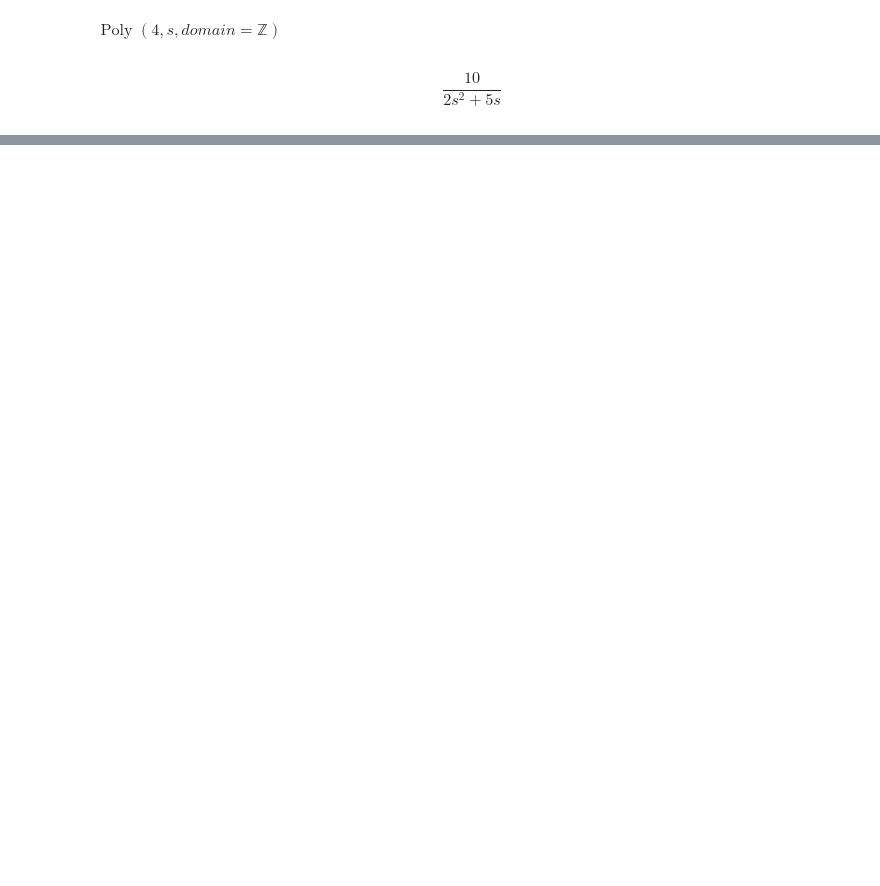
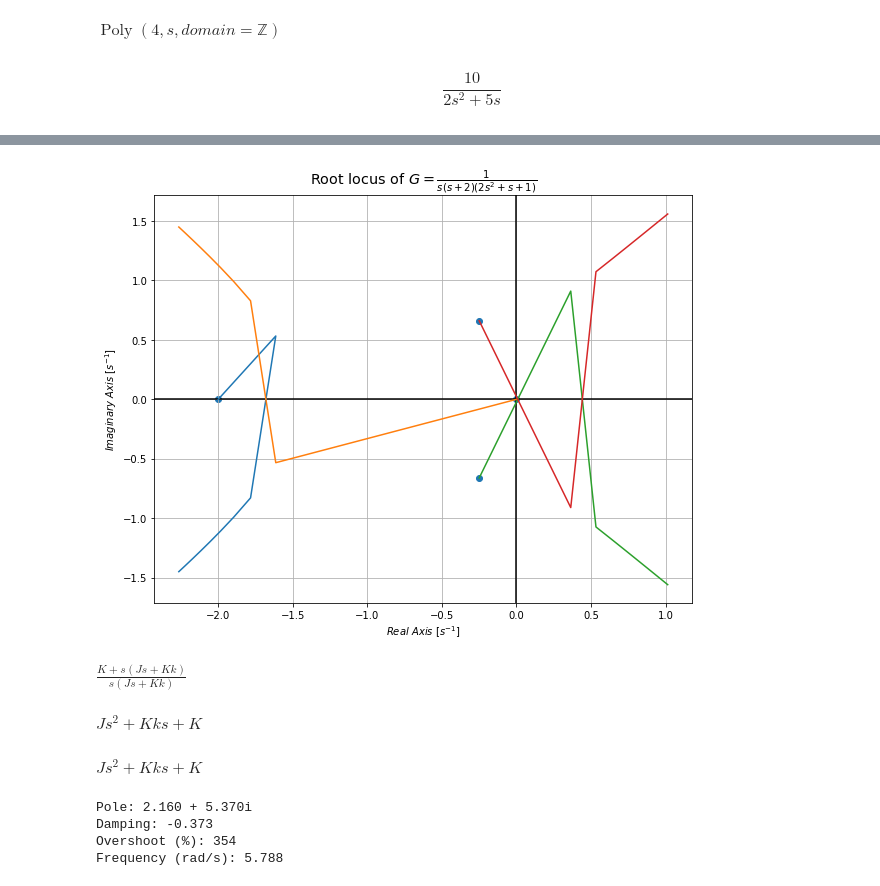
Before and after one commit to bregydoc/controlsystems2020, a Jupyter notebook: Lecture007.ipynb, the cells around one changed output, grey strips where cells are left out. Saved outputs shown, nothing was run; the diff lists cells and outputs as text; code cells hidden in the pictures; blank space fills up the shorter version.

```diff
--- a/Lecture007.ipynb
+++ b/Lecture007.ipynb
@@ -78,0 +88,21 @@ ct.rlocus(tf);
+# %%
+plot_root_locus(K, 1/s/(s+2*s**2+1)/(s+2), 1, points=10)
+# %% [output]
+[figure, added]
+# %%
+K, J, k, s = sp.var("K J k s")
+
+G = K/J/s/(1+K*k/J/s)
+G = G*(1/s)
+G = sp.simplify(1+G)
+
+display(G)
+num, _ = sp.fraction(G)
+sp.expand(num)
+# %% [output]
+$\displaystyle \frac{K + s \left(J s + K k\right)}{s \left(J s + K k\right)}$
+$\displaystyle J s^{2} + K k s + K$
+# %%
+extractCaracteristicEquation(K, 1/J/s/(1+K*k/J/s)*(1/s), 1)
+# %% [output]
+$\displaystyle J s^{2} + K k s + K$
@@ -78,0 +166,7 @@ ct.rlocus(tf);
+# %%
+c_num_report(2.16+5.37j)
+# %% [output]
+Pole: 2.160 + 5.370i
+Damping: -0.373
+Overshoot (%): 354
+Frequency (rad/s): 5.788
```
Also changed, not shown: parts of 11 cells of this notebook, 2 other files.
